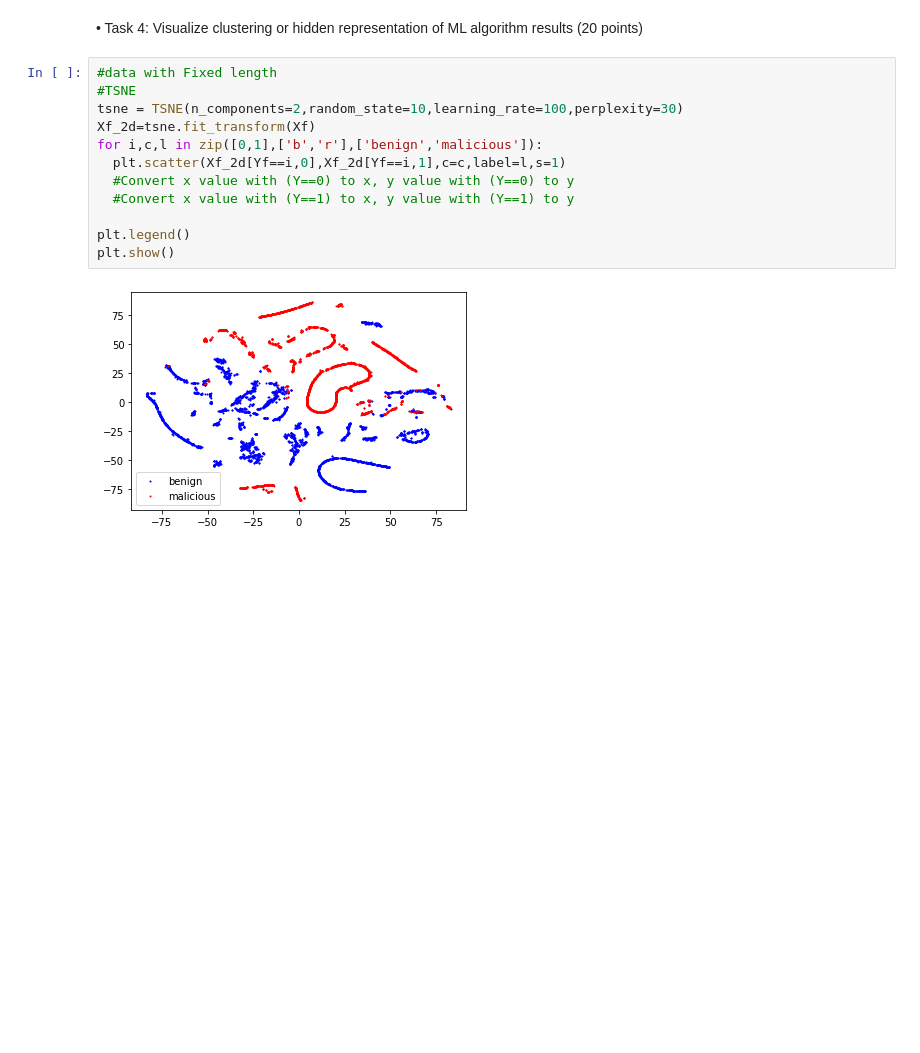
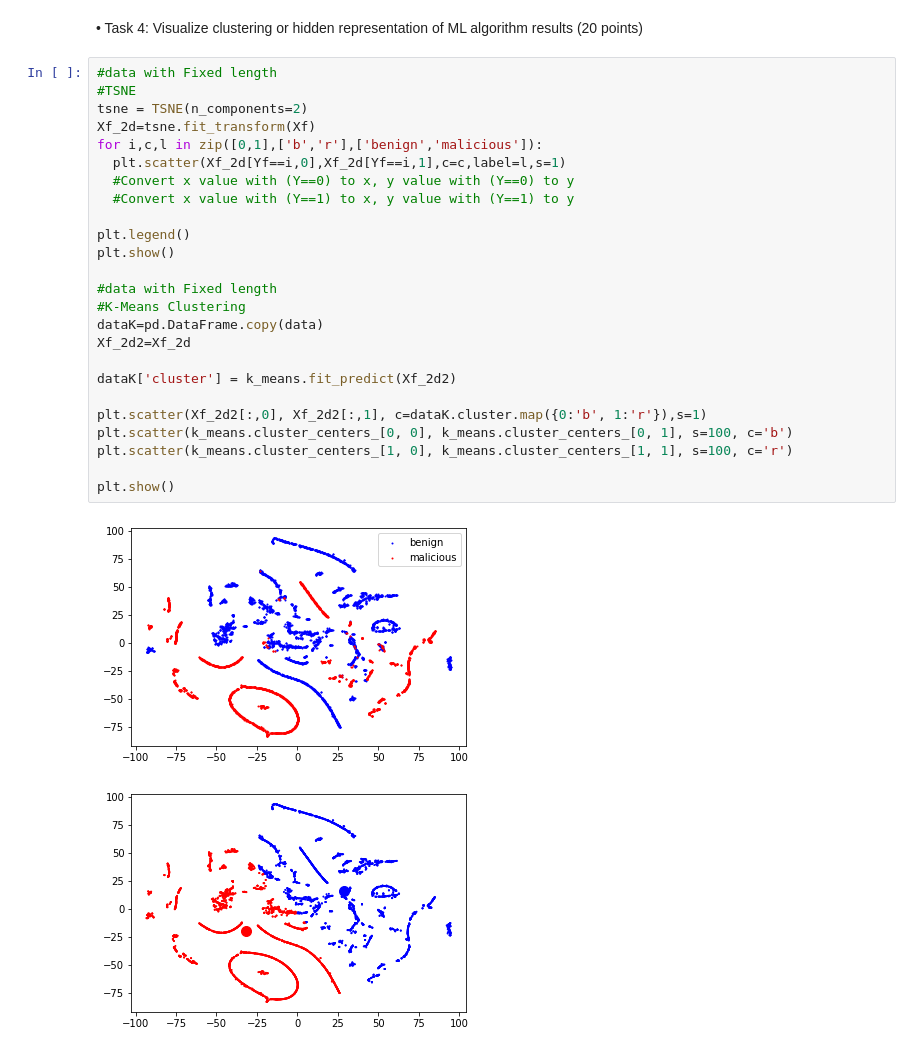
Before and after one commit to hongzzi-zzi/bigdatasecurity_final, a Jupyter notebook: 빅보_최종.ipynb, the cells around one changed output. Saved outputs shown, nothing was run; the diff lists cells and outputs as text; blank space fills up the shorter version.

```diff
--- a/빅보_최종.ipynb
+++ b/빅보_최종.ipynb
@@ -260,15 +222,29 @@ RandomForestClassifier prediction score: 1.0
 # %%
 #data with Fixed length
 #TSNE
-tsne = TSNE(n_components=2,random_state=10,learning_rate=100,perplexity=30)
+tsne = TSNE(n_components=2)
 Xf_2d=tsne.fit_transform(Xf)
 for i,c,l in zip([0,1],['b','r'],['benign','malicious']):
   plt.scatter(Xf_2d[Yf==i,0],Xf_2d[Yf==i,1],c=c,label=l,s=1)
   #Convert x value with (Y==0) to x, y value with (Y==0) to y
   #Convert x value with (Y==1) to x, y value with (Y==1) to y
 
 plt.legend()
 plt.show()
+
+#data with Fixed length
+#K-Means Clustering
+dataK=pd.DataFrame.copy(data)
+Xf_2d2=Xf_2d
+
+dataK['cluster'] = k_means.fit_predict(Xf_2d2)
+
+plt.scatter(Xf_2d2[:,0], Xf_2d2[:,1], c=dataK.cluster.map({0:'b', 1:'r'}),s=1)
+plt.scatter(k_means.cluster_centers_[0, 0], k_means.cluster_centers_[0, 1], s=100, c='b')
+plt.scatter(k_means.cluster_centers_[1, 0], k_means.cluster_centers_[1, 1], s=100, c='r')
+
+plt.show()
 # %% [output]
-[figure, old version]
+[figure, new version]
+[figure, added]
 # %%
```
Also changed, not shown: parts of 18 cells of this notebook.
